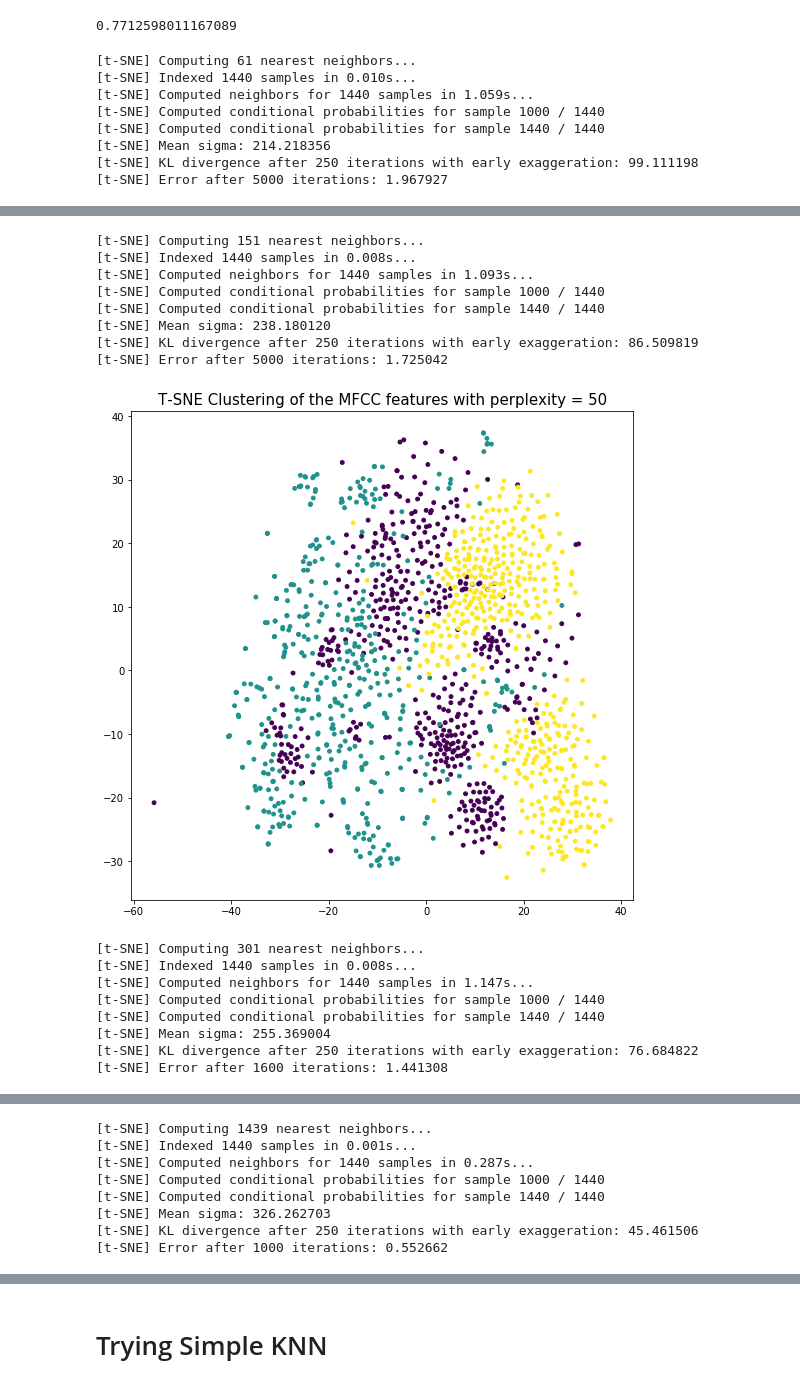
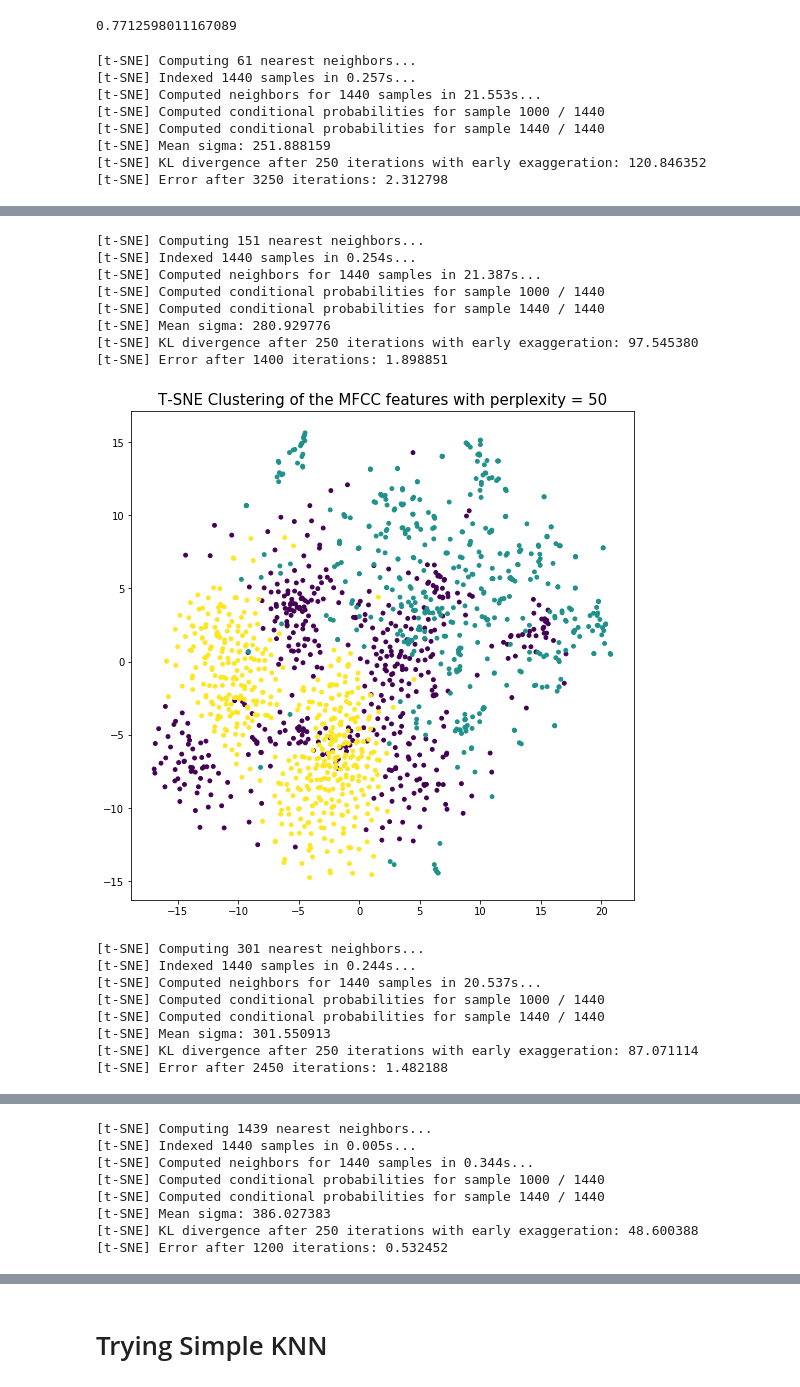
Before and after one commit to psambit9791/SpeechClassify, a Jupyter notebook: 3. Simple Clustering.ipynb, the cells around one changed output, grey strips where cells are left out. Saved outputs shown, nothing was run; the diff lists cells and outputs as text; code cells hidden in the pictures.

```diff
--- a/3. Simple Clustering.ipynb
+++ b/3. Simple Clustering.ipynb
@@ -54,17 +54,17 @@ def get_tsne_results(pca_result, perp):
 perp_list = [20, 50, 100, 500, 800, 1000]
 for i in perp_list:
     fig = plt.figure(figsize=(9, 9))
-    tsne_results = get_tsne_results(pca_result, i)
+    tsne_results = get_tsne_results(X, i)
     plt.title("T-SNE Clustering of the MFCC features with perplexity = "+ str(i), fontsize=15)
     plt.scatter(tsne_results[:, 0], tsne_results[:,1], c=y, s=15)
     plt.show()
-    fig.savefig("./images/tsne_cluster_"+str(i)+".pdf", bbox_inches='tight')
+    #fig.savefig("./images/tsne_cluster_"+str(i)+".pdf", bbox_inches='tight')
 # %% [output]
 [t-SNE] Computing 61 nearest neighbors...
-[t-SNE] Indexed 1440 samples in 0.010s...
-[t-SNE] Computed neighbors for 1440 samples in 1.059s...
+[t-SNE] Indexed 1440 samples in 0.257s...
+[t-SNE] Computed neighbors for 1440 samples in 21.553s...
 [t-SNE] Computed conditional probabilities for sample 1000 / 1440
 [t-SNE] Computed conditional probabilities for sample 1440 / 1440
-[t-SNE] Mean sigma: 214.218356
-[t-SNE] KL divergence after 250 iterations with early exaggeration: 99.111198
-[t-SNE] Error after 5000 iterations: 1.967927
+[t-SNE] Mean sigma: 251.888159
+[t-SNE] KL divergence after 250 iterations with early exaggeration: 120.846352
+[t-SNE] Error after 3250 iterations: 2.312798
@@ -72,17 +72,17 @@ for i in perp_list:
 [t-SNE] Computing 151 nearest neighbors...
-[t-SNE] Indexed 1440 samples in 0.008s...
-[t-SNE] Computed neighbors for 1440 samples in 1.093s...
+[t-SNE] Indexed 1440 samples in 0.254s...
+[t-SNE] Computed neighbors for 1440 samples in 21.387s...
 [t-SNE] Computed conditional probabilities for sample 1000 / 1440
 [t-SNE] Computed conditional probabilities for sample 1440 / 1440
-[t-SNE] Mean sigma: 238.180120
-[t-SNE] KL divergence after 250 iterations with early exaggeration: 86.509819
-[t-SNE] Error after 5000 iterations: 1.725042
+[t-SNE] Mean sigma: 280.929776
+[t-SNE] KL divergence after 250 iterations with early exaggeration: 97.545380
+[t-SNE] Error after 1400 iterations: 1.898851
-[figure, old version]
+[figure, new version]
 [t-SNE] Computing 301 nearest neighbors...
-[t-SNE] Indexed 1440 samples in 0.008s...
-[t-SNE] Computed neighbors for 1440 samples in 1.147s...
+[t-SNE] Indexed 1440 samples in 0.244s...
+[t-SNE] Computed neighbors for 1440 samples in 20.537s...
 [t-SNE] Computed conditional probabilities for sample 1000 / 1440
 [t-SNE] Computed conditional probabilities for sample 1440 / 1440
-[t-SNE] Mean sigma: 255.369004
-[t-SNE] KL divergence after 250 iterations with early exaggeration: 76.684822
-[t-SNE] Error after 1600 iterations: 1.441308
+[t-SNE] Mean sigma: 301.550913
+[t-SNE] KL divergence after 250 iterations with early exaggeration: 87.071114
+[t-SNE] Error after 2450 iterations: 1.482188
@@ -90,8 +90,8 @@ for i in perp_list:
 [t-SNE] Computing 1439 nearest neighbors...
-[t-SNE] Indexed 1440 samples in 0.001s...
-[t-SNE] Computed neighbors for 1440 samples in 0.287s...
+[t-SNE] Indexed 1440 samples in 0.005s...
+[t-SNE] Computed neighbors for 1440 samples in 0.344s...
 [t-SNE] Computed conditional probabilities for sample 1000 / 1440
 [t-SNE] Computed conditional probabilities for sample 1440 / 1440
-[t-SNE] Mean sigma: 326.262703
-[t-SNE] KL divergence after 250 iterations with early exaggeration: 45.461506
-[t-SNE] Error after 1000 iterations: 0.552662
+[t-SNE] Mean sigma: 386.027383
+[t-SNE] KL divergence after 250 iterations with early exaggeration: 48.600388
+[t-SNE] Error after 1200 iterations: 0.532452
```
Also changed, not shown: parts of 4 cells of this notebook, 3 other files.
